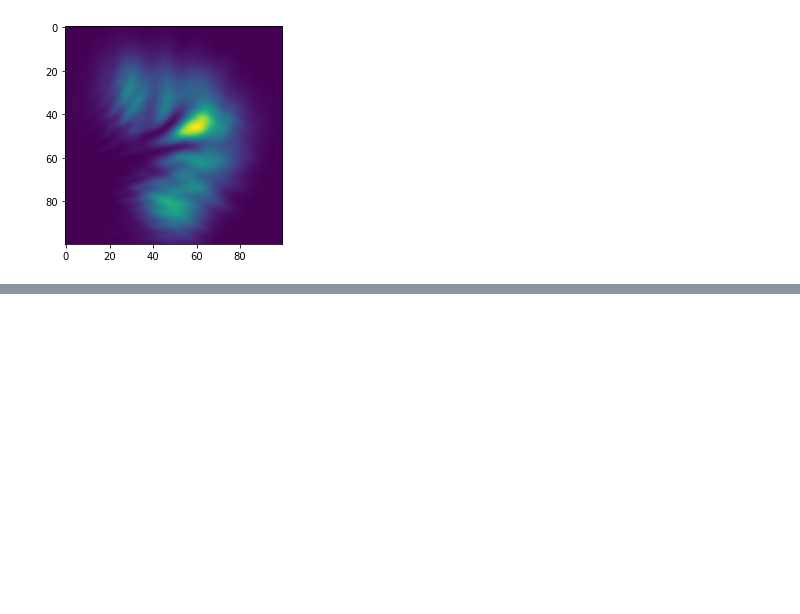
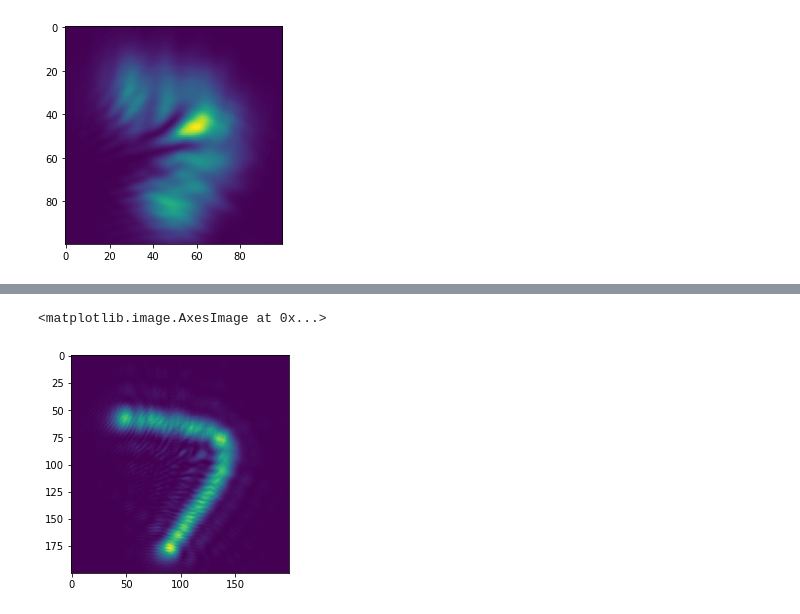
Before and after one commit to fftakumi/MOD2NN, a Jupyter notebook: angular_spectrum.ipynb, the cells around one changed output, grey strips where cells are left out. Saved outputs shown, nothing was run; the diff lists cells and outputs as text; code cells hidden in the pictures; blank space fills up the shorter version.

```diff
--- a/angular_spectrum.ipynb
+++ b/angular_spectrum.ipynb
@@ -119,0 +134,21 @@ plt.imshow(I_ang)
+# %%
+def expand_angular_spectrum(image, z, l, d, scale=4):
+  src_shape = image.shape
+  padding_width = int(image.shape[1] / 2 * (scale - 1))
+  padding_height = int(image.shape[0] / 2 * (scale - 1))
+  padding = np.array([[padding_width, padding_width],[padding_height, padding_height]])
+  expand_image = np.pad(image, padding)
+  k = 2 * np.pi / l
+  U = np.fft.fft2(expand_image)
+  shape = expand_image.shape
+  kx = np.fft.fftfreq(shape[0], d=d) * 2 * np.pi
+  ky = np.fft.fftfreq(shape[1], d=d) * 2 * np.pi
+  KX, KY = np.meshgrid(kx, ky)
+  kz = np.sqrt(k**2 - KX**2 - KY**2)
+  kz[np.isnan(kz)] = 0
+
+  U_ang = np.fft.ifft2(U * np.exp(1.0j * kz * z))
+  U_ang = U_ang[padding_height:padding_height+src_shape[0], padding_width:padding_width+src_shape[1]]
+  I_ang = np.abs(U_ang)**2
+  I_ang = I_ang / np.max(I_ang)
+  return I_ang
@@ -119,0 +162,6 @@ plt.imshow(I_ang)
+# %%
+ang_image = expand_angular_spectrum(x_train[1,:,:], 0.5e-3, 633e-9, 1.0e-6, 4)
+plt.imshow(ang_image)
+# %% [output]
+<matplotlib.image.AxesImage at 0x...>
+[figure, added]
```
Also changed, not shown: parts of 6 cells of this notebook, 3 other files.
